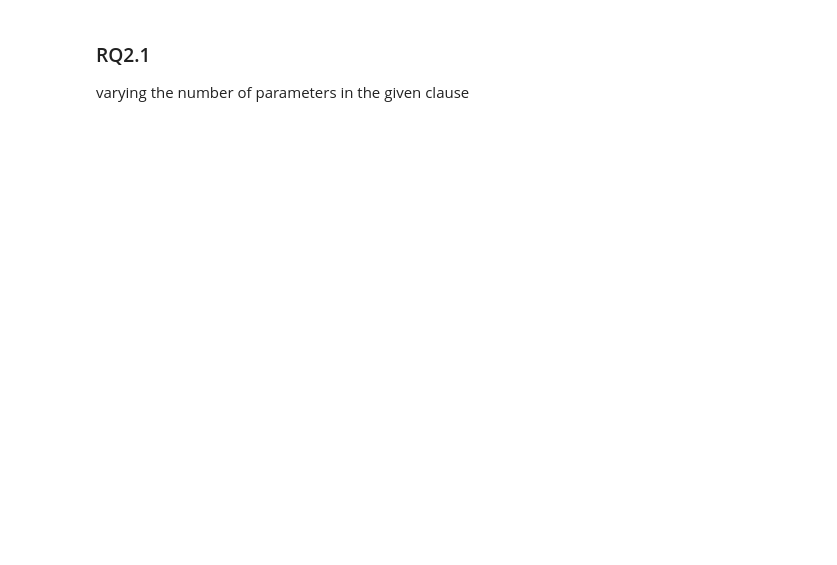
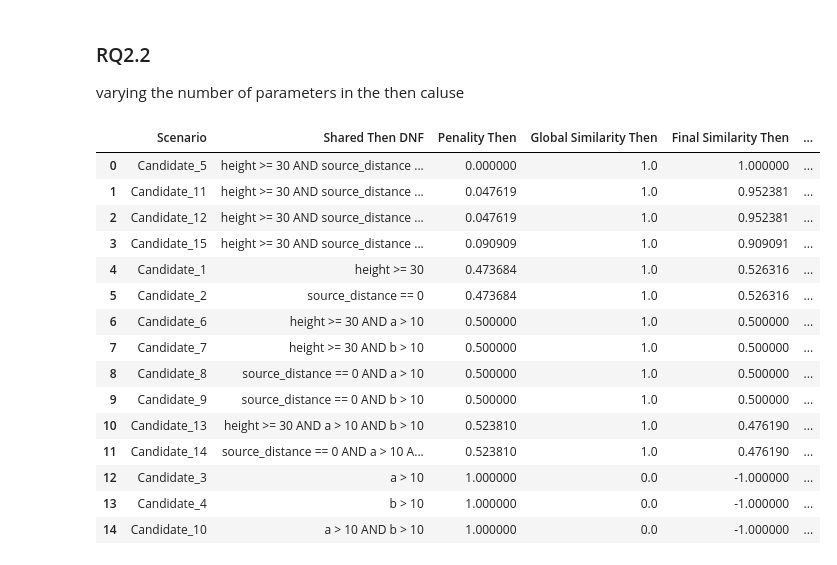
Before and after one commit to lucasvieira123/unexpected_scenario_handling_system, a Jupyter notebook: src/experiments/exploration2.ipynb, the cells around one changed output. Drawn from its saved outputs; the diff is of its cells as text; code cells hidden in the pictures; blank space fills up the shorter version.

```diff
--- a/src/experiments/exploration.ipynb
+++ b/src/experiments/exploration2.ipynb
@@ -5,4 +7,4 @@ import plotly.express as px
 # %% [markdown]
-### RQ2.1
-varying the number of parameters in the given clause
+### RQ2.2
+varying the number of parameters in the then caluse
 # %%
@@ -17 +19,20 @@ df.drop(columns=['Desired When DNF',
+# %%
+df
+# %% [output]
+|  | Scenario | Shared Then DNF | Penality Then | Global Similarity Then | Final Similarity Then | ... |
+| 0 | Candidate_5 | height >= 30 AND source_distance ... | 0.000000 | 1.0 | 1.000000 | ... |
+| 1 | Candidate_11 | height >= 30 AND source_distance ... | 0.047619 | 1.0 | 0.952381 | ... |
+| 2 | Candidate_12 | height >= 30 AND source_distance ... | 0.047619 | 1.0 | 0.952381 | ... |
+| 3 | Candidate_15 | height >= 30 AND source_distance ... | 0.090909 | 1.0 | 0.909091 | ... |
+| 4 | Candidate_1 | height >= 30 | 0.473684 | 1.0 | 0.526316 | ... |
+| 5 | Candidate_2 | source_distance == 0 | 0.473684 | 1.0 | 0.526316 | ... |
+| 6 | Candidate_6 | height >= 30 AND a > 10 | 0.500000 | 1.0 | 0.500000 | ... |
+| 7 | Candidate_7 | height >= 30 AND b > 10 | 0.500000 | 1.0 | 0.500000 | ... |
+| 8 | Candidate_8 | source_distance == 0 AND a > 10 | 0.500000 | 1.0 | 0.500000 | ... |
+| 9 | Candidate_9 | source_distance == 0 AND b > 10 | 0.500000 | 1.0 | 0.500000 | ... |
+| 10 | Candidate_13 | height >= 30 AND a > 10 AND b > 10 | 0.523810 | 1.0 | 0.476190 | ... |
+| 11 | Candidate_14 | source_distance == 0 AND a > 10 A... | 0.523810 | 1.0 | 0.476190 | ... |
+| 12 | Candidate_3 | a > 10 | 1.000000 | 0.0 | -1.000000 | ... |
+| 13 | Candidate_4 | b > 10 | 1.000000 | 0.0 | -1.000000 | ... |
+| 14 | Candidate_10 | a > 10 AND b > 10 | 1.000000 | 0.0 | -1.000000 | ... |
 # %%
```
Also changed, not shown: parts of 21 cells of this notebook, 7 other files.
